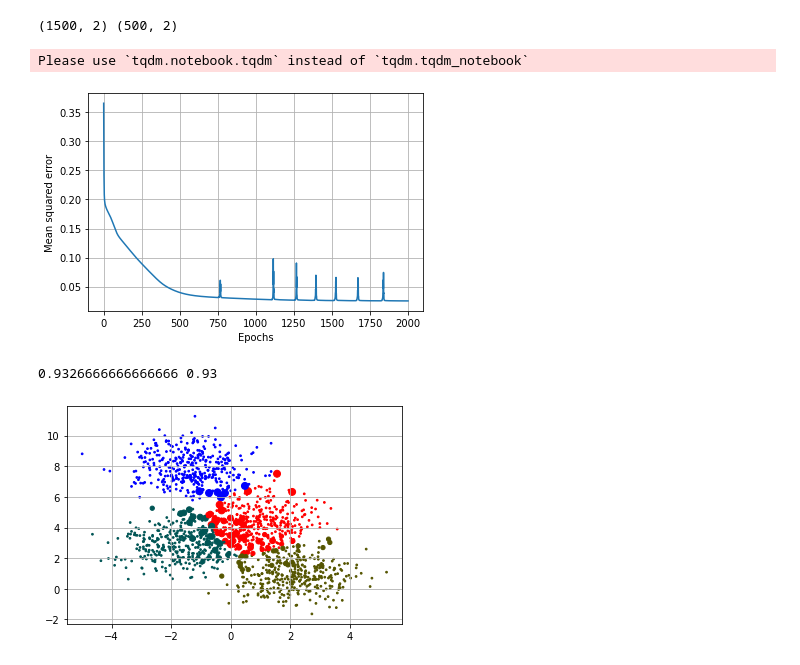
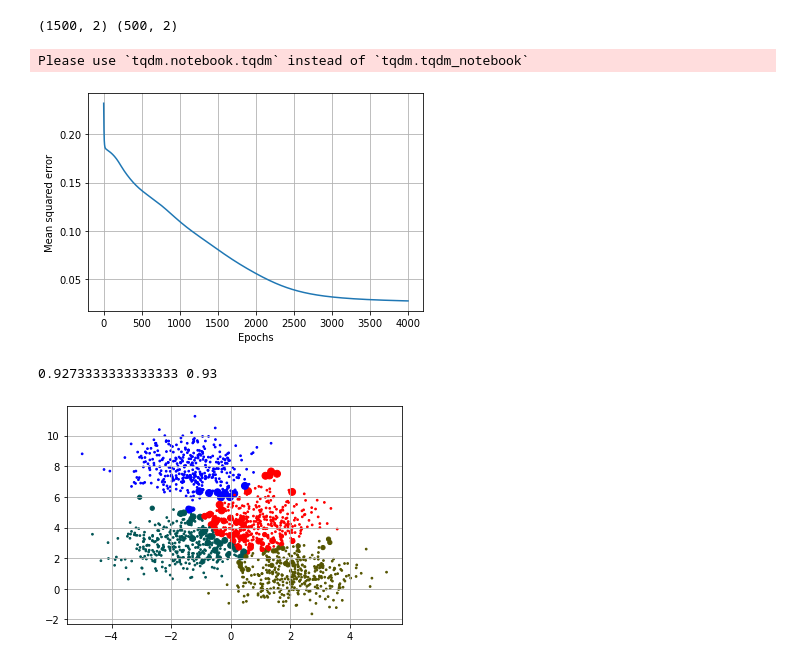
Before and after one commit to anuragk24/ak24, a Jupyter notebook: FeedForwardNeuralNetwork-MCC.ipynb, the cells around one changed output. Cells and saved outputs as stored; diff of their text form; code cells hidden in the pictures.

```diff
--- a/FeedForwardNeuralNetwork-MCC.ipynb
+++ b/FeedForwardNeuralNetwork-MCC.ipynb
@@ -141,10 +141,10 @@ y_oh_val =enc.fit_transform(np.expand_dims(Y_val, 1)).toarray()
 # %%
 ffn=FFSNNetwork(2, 4, [5, 5, 8])
 # %%
-ffn.fit(X_train, y_oh_train, epochs=2000, learning_rate=0.0005, display_loss=True)
+ffn.fit(X_train, y_oh_train, epochs=4000, learning_rate=0.0001, display_loss=True)
 # %% [output]
 Please use `tqdm.notebook.tqdm` instead of `tqdm.tqdm_notebook`
-[figure, old version]
+[figure, new version]
 # %%
 Y_pred_train = ffn.predict(X_train)
 Y_pred_train = np.argmax(Y_pred_train, 1)
@@ -159,5 +159,5 @@ plt.scatter(X_train[:, 0], X_train[:, 1], c=Y_pred_train, cmap=my_cmap, s=15*(np
 plt.grid()
 plt.show()
 # %% [output]
-0.9326666666666666 0.93
+0.9273333333333333 0.93
-[figure, old version]
+[figure, new version]
```
